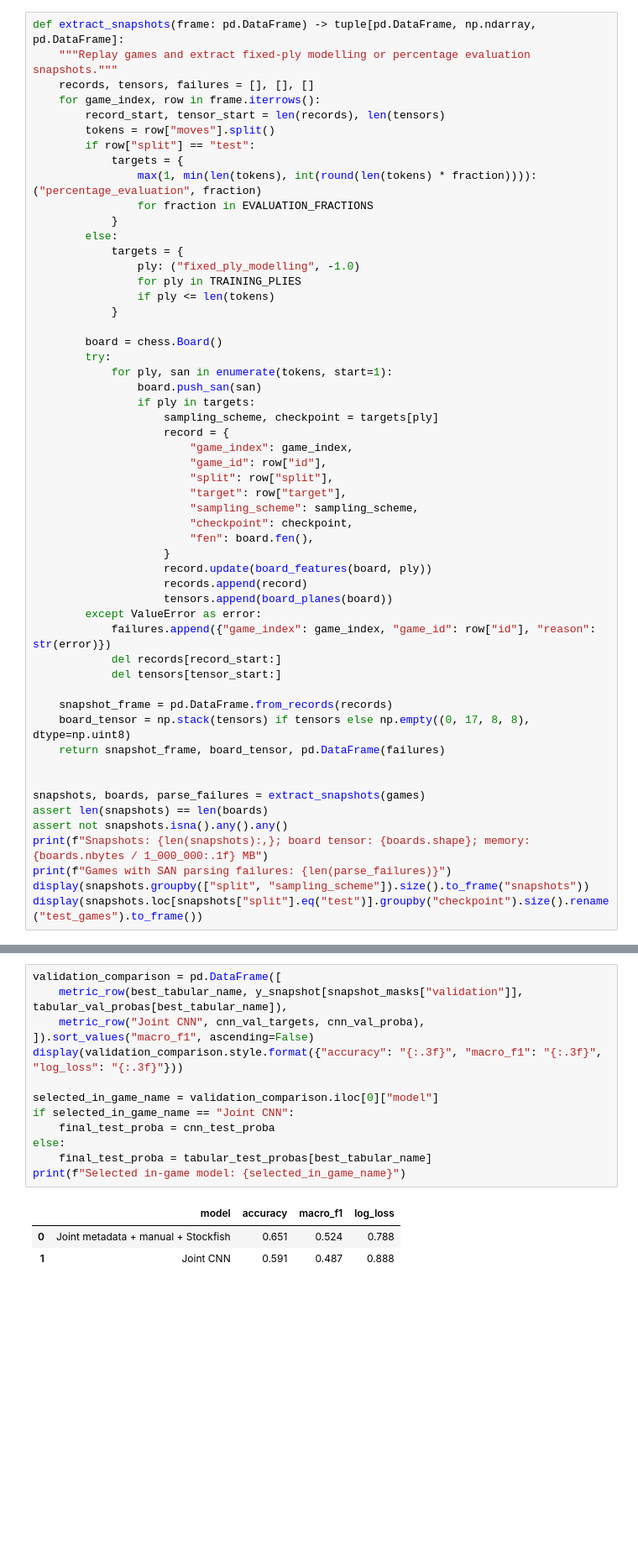
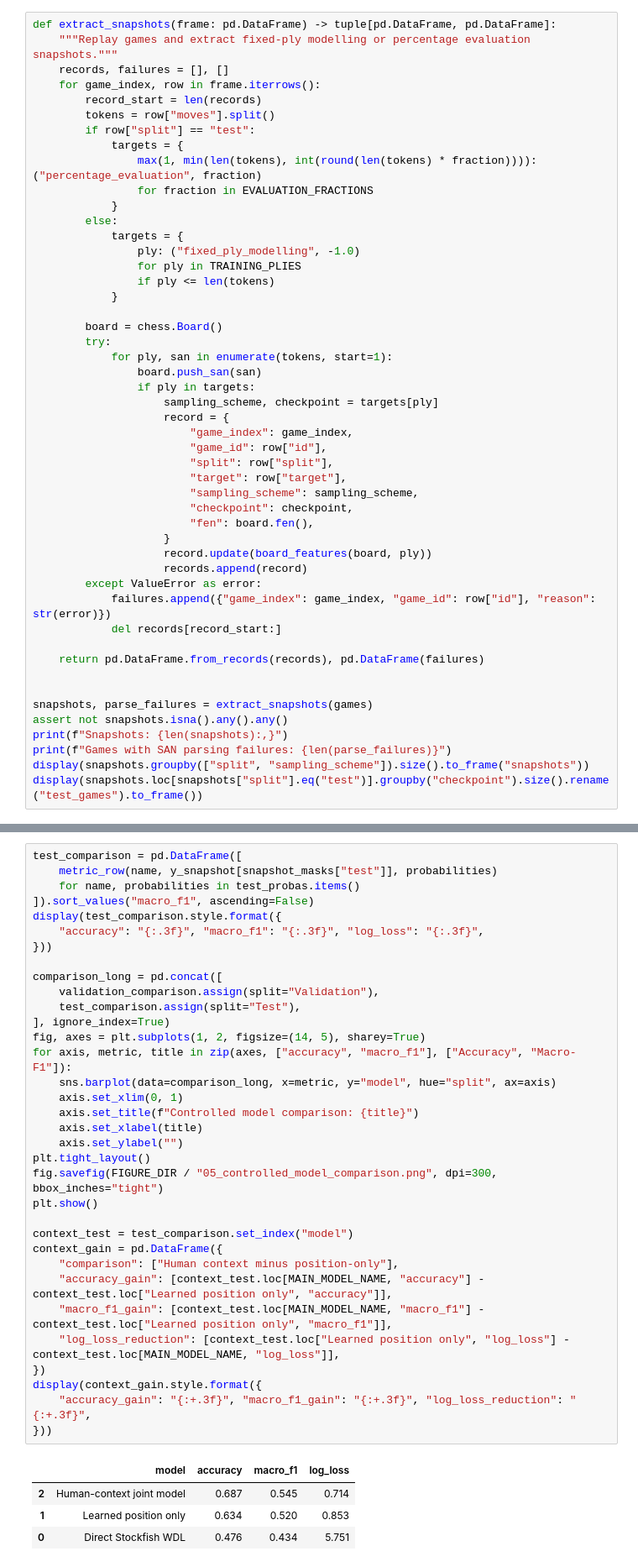
Before and after one commit to processor-zhong/Chess, a Jupyter notebook: CA6001_chess_outcome_prediction.ipynb, the cells around one changed output, grey strips where cells are left out. Shown at 84% size. Drawn from its saved outputs; the diff is of its cells as text; blank space fills up the shorter version.

```diff
--- a/CA6001_chess_outcome_prediction.ipynb
+++ b/CA6001_chess_outcome_prediction.ipynb
@@ -555,9 +529,9 @@ def board_planes(board: chess.Board) -> np.ndarray:
 # %%
-def extract_snapshots(frame: pd.DataFrame) -> tuple[pd.DataFrame, np.ndarray, pd.DataFrame]:
+def extract_snapshots(frame: pd.DataFrame) -> tuple[pd.DataFrame, pd.DataFrame]:
     """Replay games and extract fixed-ply modelling or percentage evaluation snapshots."""
-    records, tensors, failures = [], [], []
+    records, failures = [], []
     for game_index, row in frame.iterrows():
-        record_start, tensor_start = len(records), len(tensors)
+        record_start = len(records)
         tokens = row["moves"].split()
         if row["split"] == "test":
             targets = {
@@ -588,21 +562,16 @@ def extract_snapshots(frame: pd.DataFrame) -> tuple[pd.DataFrame, np.ndarray, pd
                     }
                     record.update(board_features(board, ply))
                     records.append(record)
-                    tensors.append(board_planes(board))
         except ValueError as error:
             failures.append({"game_index": game_index, "game_id": row["id"], "reason": str(error)})
             del records[record_start:]
-            del tensors[tensor_start:]
 
-    snapshot_frame = pd.DataFrame.from_records(records)
-    board_tensor = np.stack(tensors) if tensors else np.empty((0, 17, 8, 8), dtype=np.uint8)
-    return snapshot_frame, board_tensor, pd.DataFrame(failures)
+    return pd.DataFrame.from_records(records), pd.DataFrame(failures)
 
 
-snapshots, boards, parse_failures = extract_snapshots(games)
-assert len(snapshots) == len(boards)
+snapshots, parse_failures = extract_snapshots(games)
 assert not snapshots.isna().any().any()
-print(f"Snapshots: {len(snapshots):,}; board tensor: {boards.shape}; memory: {boards.nbytes / 1_000_000:.1f} MB")
+print(f"Snapshots: {len(snapshots):,}")
 print(f"Games with SAN parsing failures: {len(parse_failures)}")
 display(snapshots.groupby(["split", "sampling_scheme"]).size().to_frame("snapshots"))
 display(snapshots.loc[snapshots["split"].eq("test")].groupby("checkpoint").size().rename("test_games").to_frame())
@@ -948,17 +788,39 @@ Validation macro-F1 selects between the Stockfish-assisted joint tabular model a
 # %%
-validation_comparison = pd.DataFrame([
-    metric_row(best_tabular_name, y_snapshot[snapshot_masks["validation"]], tabular_val_probas[best_tabular_name]),
-    metric_row("Joint CNN", cnn_val_targets, cnn_val_proba),
+test_comparison = pd.DataFrame([
+    metric_row(name, y_snapshot[snapshot_masks["test"]], probabilities)
+    for name, probabilities in test_probas.items()
 ]).sort_values("macro_f1", ascending=False)
-display(validation_comparison.style.format({"accuracy": "{:.3f}", "macro_f1": "{:.3f}", "log_loss": "{:.3f}"}))
+display(test_comparison.style.format({
+    "accuracy": "{:.3f}", "macro_f1": "{:.3f}", "log_loss": "{:.3f}",
+}))
 
-selected_in_game_name = validation_comparison.iloc[0]["model"]
-if selected_in_game_name == "Joint CNN":
-    final_test_proba = cnn_test_proba
-else:
-    final_test_proba = tabular_test_probas[best_tabular_name]
-print(f"Selected in-game model: {selected_in_game_name}")
+comparison_long = pd.concat([
+    validation_comparison.assign(split="Validation"),
+    test_comparison.assign(split="Test"),
+], ignore_index=True)
+fig, axes = plt.subplots(1, 2, figsize=(14, 5), sharey=True)
+for axis, metric, title in zip(axes, ["accuracy", "macro_f1"], ["Accuracy", "Macro-F1"]):
+    sns.barplot(data=comparison_long, x=metric, y="model", hue="split", ax=axis)
+    axis.set_xlim(0, 1)
+    axis.set_title(f"Controlled model comparison: {title}")
+    axis.set_xlabel(title)
+    axis.set_ylabel("")
+plt.tight_layout()
+fig.savefig(FIGURE_DIR / "05_controlled_model_comparison.png", dpi=300, bbox_inches="tight")
+plt.show()
+
+context_test = test_comparison.set_index("model")
+context_gain = pd.DataFrame({
+    "comparison": ["Human context minus position-only"],
+    "accuracy_gain": [context_test.loc[MAIN_MODEL_NAME, "accuracy"] - context_test.loc["Learned position only", "accuracy"]],
+    "macro_f1_gain": [context_test.loc[MAIN_MODEL_NAME, "macro_f1"] - context_test.loc["Learned position only", "macro_f1"]],
+    "log_loss_reduction": [context_test.loc["Learned position only", "log_loss"] - context_test.loc[MAIN_MODEL_NAME, "log_loss"]],
+})
+display(context_gain.style.format({
+    "accuracy_gain": "{:+.3f}", "macro_f1_gain": "{:+.3f}", "log_loss_reduction": "{:+.3f}",
+}))
 # %% [output]
 |  | model | accuracy | macro_f1 | log_loss |
-| 0 | Joint metadata + manual + Stockfish | 0.651 | 0.524 | 0.788 |
-| 1 | Joint CNN | 0.591 | 0.487 | 0.888 |
+| 2 | Human-context joint model | 0.687 | 0.545 | 0.714 |
+| 1 | Learned position only | 0.634 | 0.520 | 0.853 |
+| 0 | Direct Stockfish WDL | 0.476 | 0.434 | 5.751 |
```
Also changed, not shown: parts of 17 cells of this notebook, 12 other files.
